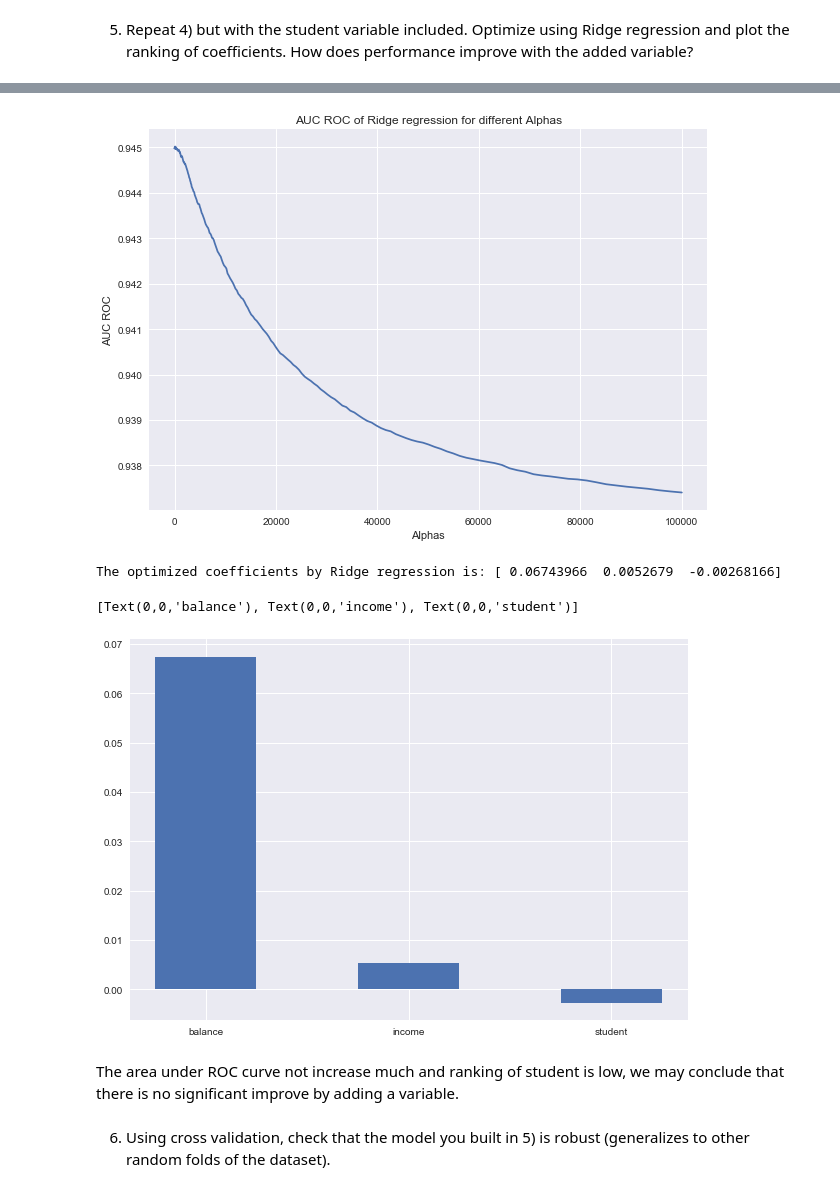
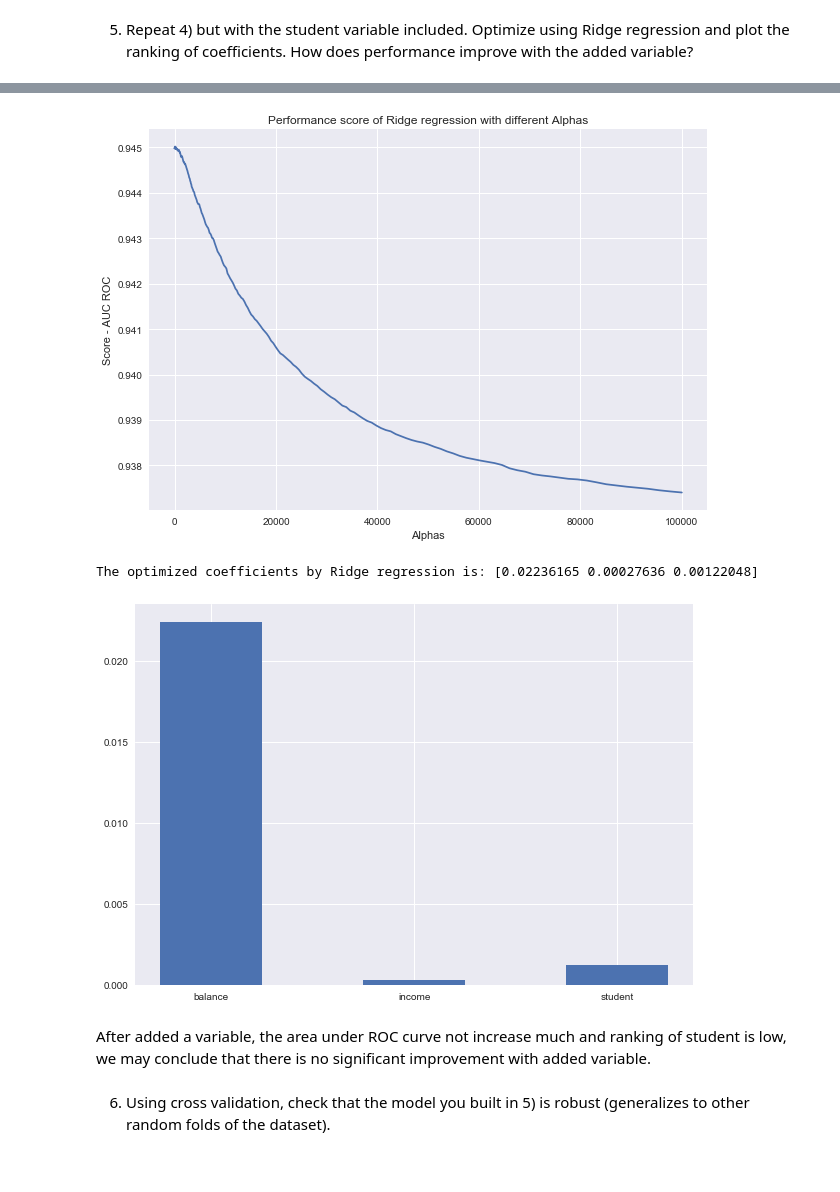
Before and after one commit to Columbia-Intro-Data-Science/python-introduction-RulanXiao, a Jupyter notebook: mynotebooksolutions - HW3.ipynb, the cells around one changed output, grey strips where cells are left out. Drawn from its saved outputs; the diff is of its cells as text; code cells hidden in the pictures.

```diff
--- a/mynotebooksolutions - HW3.ipynb
+++ b/mynotebooksolutions - HW3.ipynb
@@ -221,30 +209,25 @@ y=df['default']
 X = np.array(X.values)
 y = np.array(y.values)
 
-logreg = LogisticRegression(penalty='l1')
-logreg.fit(X, y)
-c1=logreg.coef_[0][0]
-c2=clf.coef_[0][1]
-intc=logreg.intercept_
+logreg2 = LogisticRegression(penalty='l1')
+logreg2.fit(X, y)
+c1=logreg2.coef_[0][0]
+c2=logreg2.coef_[0][1]
+intc=logreg2.intercept_
 
-xa=np.arange(0,2900,1)
+xa=np.arange(0,3000,1)
 ya=-(intc+c1*xa)/c2
-
-xx=df['balance']
-yy=df['income']
-zz=df['default']
 
 print('decision boundary shown as below')
 plt.figure(figsize = (15,10))
-plt.scatter(zyes['balance'], zyes['income'], color='b',label='default=yes')
-plt.scatter(zno['balance'], zno['income'], color='r',label='default=no')
+plt.scatter(zyes['balance'], zyes['income'], color='r',label='default=yes')
+plt.scatter(zno['balance'], zno['income'], color='b',label='default=no')
 plt.xlabel('balance')
 plt.ylabel('income')
-plt.legend()
 plt.plot(xa, ya, c='black')
 plt.xlim(0,3000)
 plt.ylim(0, 80000)
-
+plt.legend()
 plt.show()
 # %% [output]
 decision boundary shown as below
@@ -252,11 +235,9 @@ decision boundary shown as below
 # %%
 #ROC
-
 X = df[['balance', 'income', 'student']]
 
 # Generate ROC  for LR with l1 penalty and C=0.1
-fpr,tpr,roc_auc, thresholds = generate_auc(X,y,LogisticRegression,C=0.1,penalty='l1')
-
+fpr,tpr,roc_auc, thresholds = generate_auc(X,y,LogisticRegression,penalty='l1')
 
 # Plots ROC
 generate_ROCplot(fpr,tpr,'LR',roc_auc)
@@ -319,47 +302,48 @@ n_samples, n_features = X.shape
 
 half = int(n_samples/2)
 X_train, X_test = X[:half], X[half:]
 y_train, y_test = y[:half], y[half:]
 
 # Create linear regression object
 alphas=np.logspace(-5,5,1000)
 
 score=[]
 
 for a in alphas:
     regrid = Ridge(alpha=a)
     y_prob = regrid.fit(X_train, y_train).predict(X_test)
     fpr, tpr, thresholds = roc_curve(y_test, y_prob)
     roc_auc = auc(fpr, tpr)
     score.append(roc_auc)
 
 plt.figure(figsize = (10,7))
 plt.plot(alphas,score)
 plt.xlabel('Alphas')
-plt.ylabel('AUC ROC')
-plt.title('AUC ROC of Ridge regression for different Alphas')
+plt.ylabel('Score - AUC ROC')
+plt.title('Performance score of Ridge regression with different Alphas')
 plt.show()
 
 
-max_scor=max(scores)
-alpha_best = alphas[scores.index(max_scor)]
+max_sco=max(scores)
+alpha_best = alphas[scores.index(max_sco)]
 
-rreg = Ridge(alpha=alpha_best)
-rreg.fit(X_train, y_train)
-print ('The optimized coefficients by Ridge regression is:', rreg.coef_)
+rreg2 = Ridge(alpha=alpha_best)
+rreg2.fit(X_train, y_train)
+
 
 fig = plt.figure(figsize=(10,7))
 ax = fig.add_subplot(1, 1, 1)
-ax.bar(np.arange(3), rreg.coef_, .5)
+ax.bar(np.arange(3), rreg2.coef_, .5)
 ax.set_xticks(np.arange(3))
 ax.set_xticklabels(('balance', 'income','student'))
+
+print ('The optimized coefficients by Ridge regression is:', rreg2.coef_)
 # %% [output]
-[figure, old version]
+[figure, new version]
-The optimized coefficients by Ridge regression is: [ 0.06743966  0.0052679  -0.00268166]
+The optimized coefficients by Ridge regression is: [0.02236165 0.00027636 0.00122048]
-[Text(0,0,'balance'), Text(0,0,'income'), Text(0,0,'student')]
-[figure, old version]
+[figure, new version]
 # %% [markdown]
-The area under ROC curve not increase much and ranking of student is low, we may conclude that there is no significant improve by adding a variable.
+After added a variable, the area under ROC curve not increase much and ranking of student is low, we may conclude that there is no significant improvement with added variable.
 # %% [markdown]
 6) Using cross validation, check that the model you built in 5) is robust (generalizes to other random folds of the dataset).
 # %%
```
Also changed, not shown: parts of 17 cells of this notebook.
